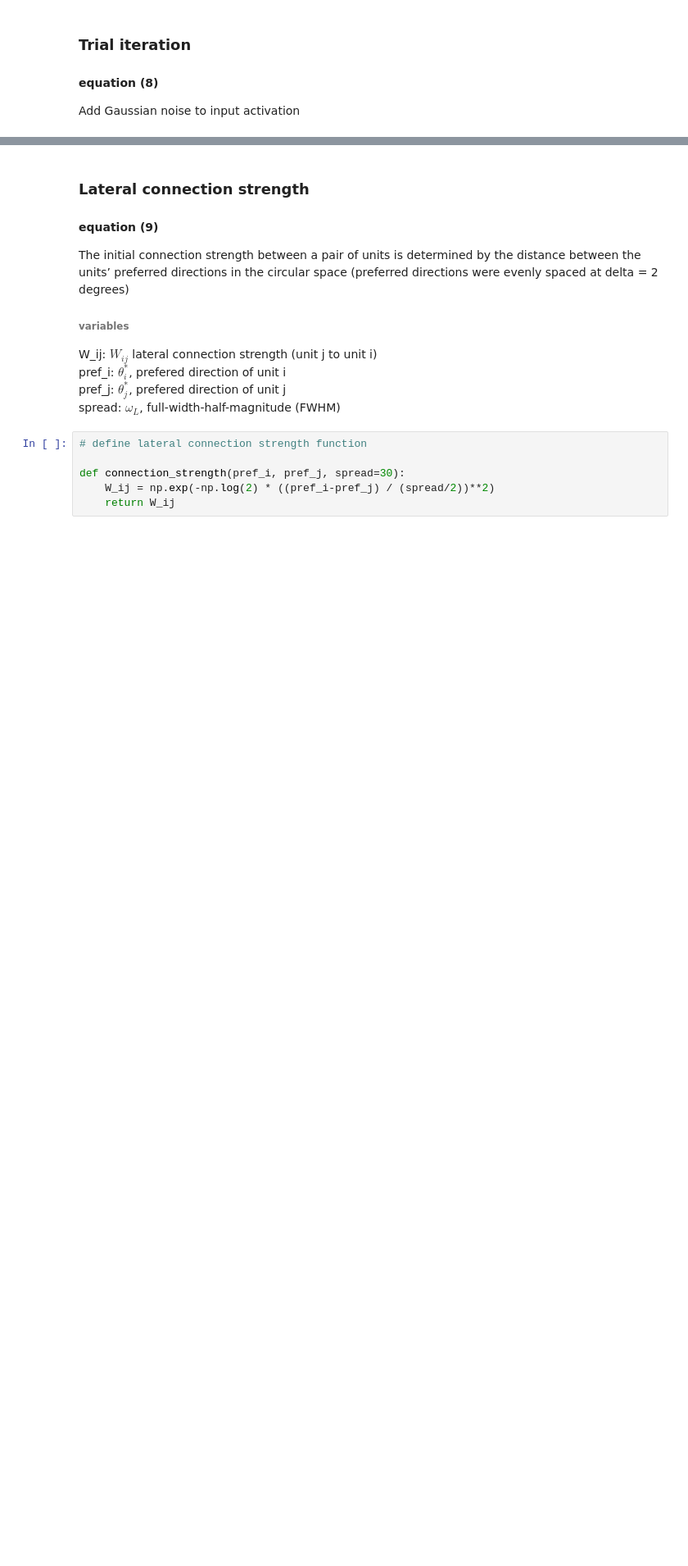
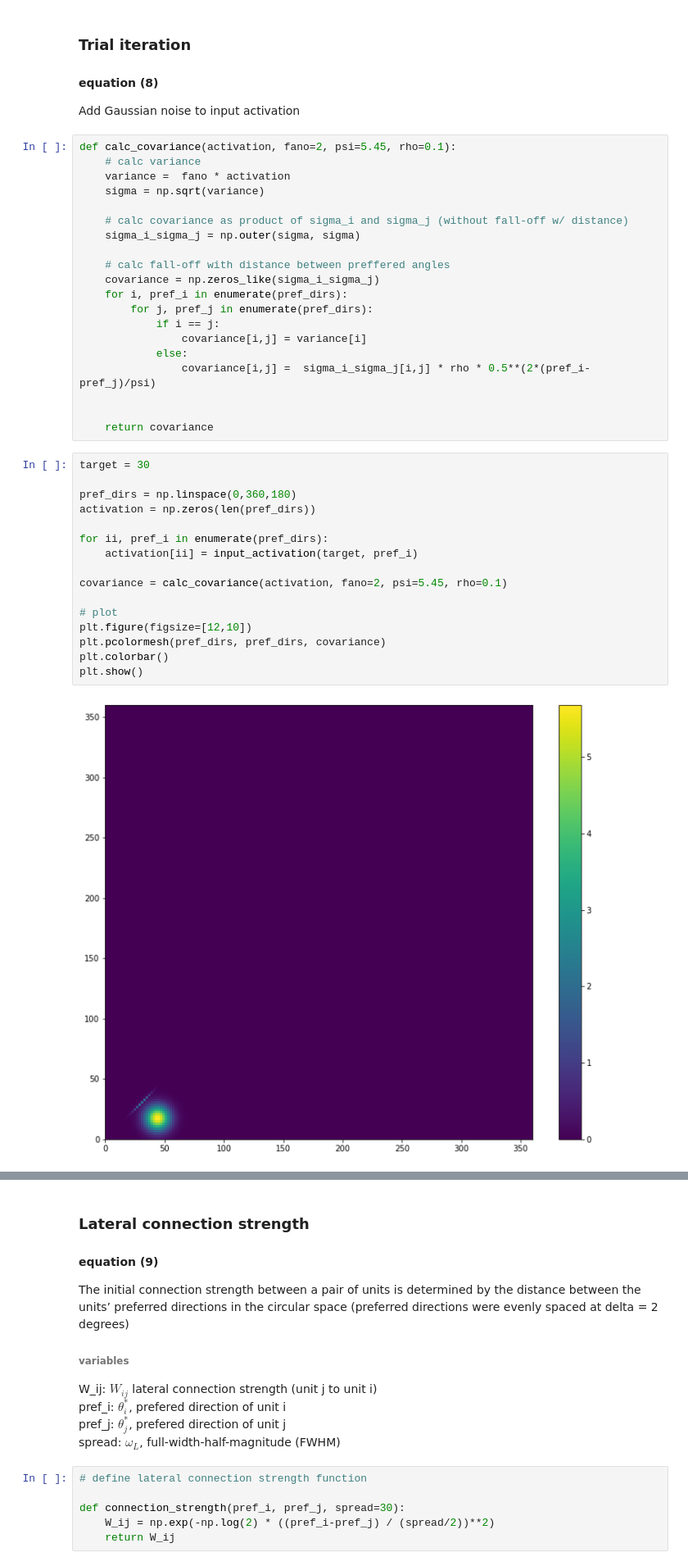
Before and after one commit to mwprestonjr/verstynen_2011_rpl, a Jupyter notebook: notebooks/verstynen_2011.ipynb, the cells around one changed output, grey strips where cells are left out. Shown at 82% size. Drawn from its saved outputs; the diff is of its cells as text; blank space fills up the shorter version.

```diff
--- a/notebooks/verstynen_2011.ipynb
+++ b/notebooks/verstynen_2011.ipynb
@@ -52,3 +52,41 @@ for pref in[60, 180, 300]:
 #### equation (8)
 
 Add Gaussian noise to input activation
+# %%
+def calc_covariance(activation, fano=2, psi=5.45, rho=0.1):
+    # calc variance
+    variance =  fano * activation
+    sigma = np.sqrt(variance)
+
+    # calc covariance as product of sigma_i and sigma_j (without fall-off w/ distance)
+    sigma_i_sigma_j = np.outer(sigma, sigma)
+
+    # calc fall-off with distance between preffered angles
+    covariance = np.zeros_like(sigma_i_sigma_j)
+    for i, pref_i in enumerate(pref_dirs):
+        for j, pref_j in enumerate(pref_dirs):
+            if i == j:
+                covariance[i,j] = variance[i]
+            else:
+                covariance[i,j] =  sigma_i_sigma_j[i,j] * rho * 0.5**(2*(pref_i-pref_j)/psi)
+
+
+    return covariance
+# %%
+target = 30
+
+pref_dirs = np.linspace(0,360,180)
+activation = np.zeros(len(pref_dirs))
+
+for ii, pref_i in enumerate(pref_dirs):
+    activation[ii] = input_activation(target, pref_i)
+
+covariance = calc_covariance(activation, fano=2, psi=5.45, rho=0.1)
+
+# plot
+plt.figure(figsize=[12,10])
+plt.pcolormesh(pref_dirs, pref_dirs, covariance)
+plt.colorbar()
+plt.show()
+# %% [output]
+[figure, added]
```
Also changed, not shown: parts of 11 cells of this notebook.
